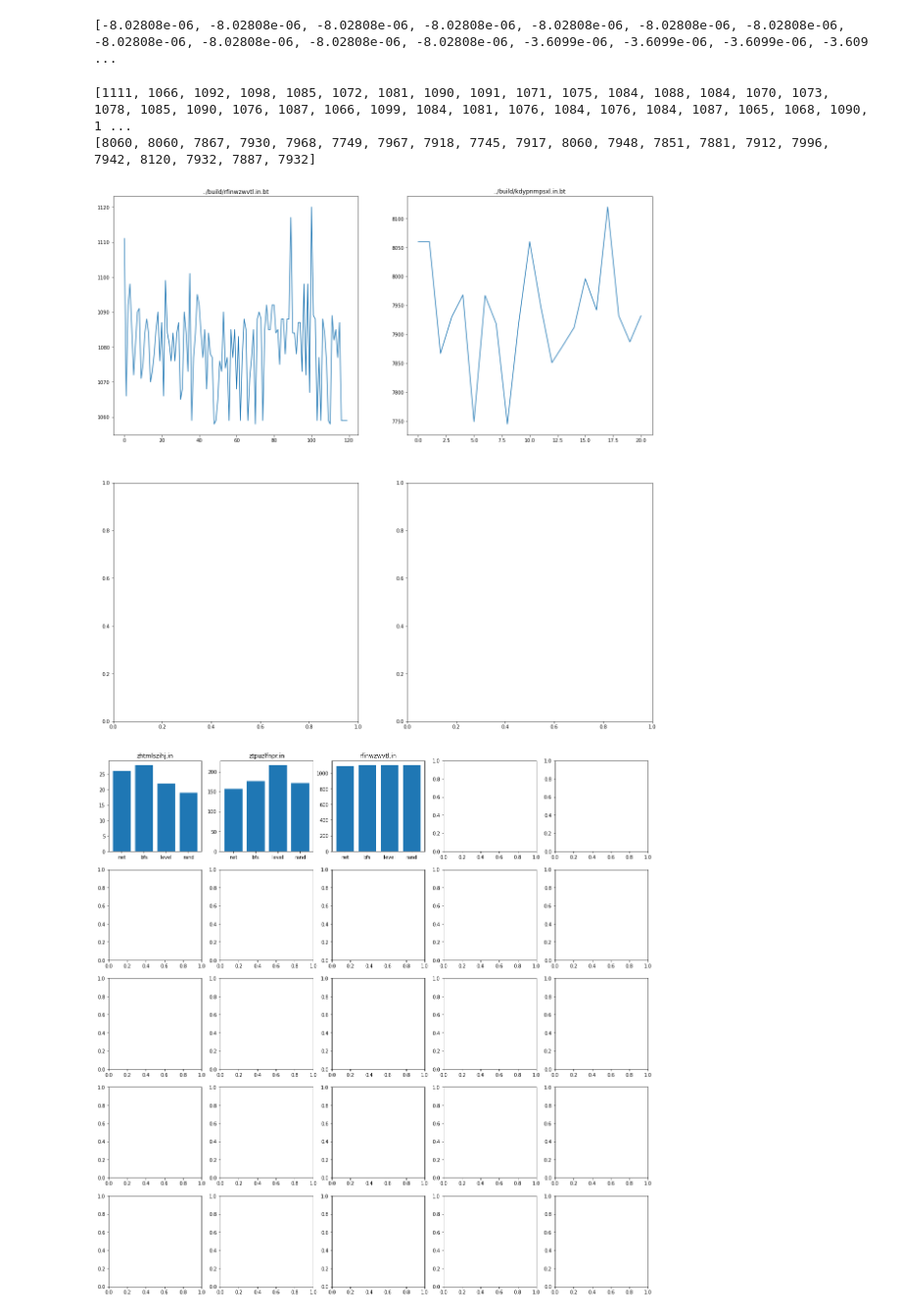
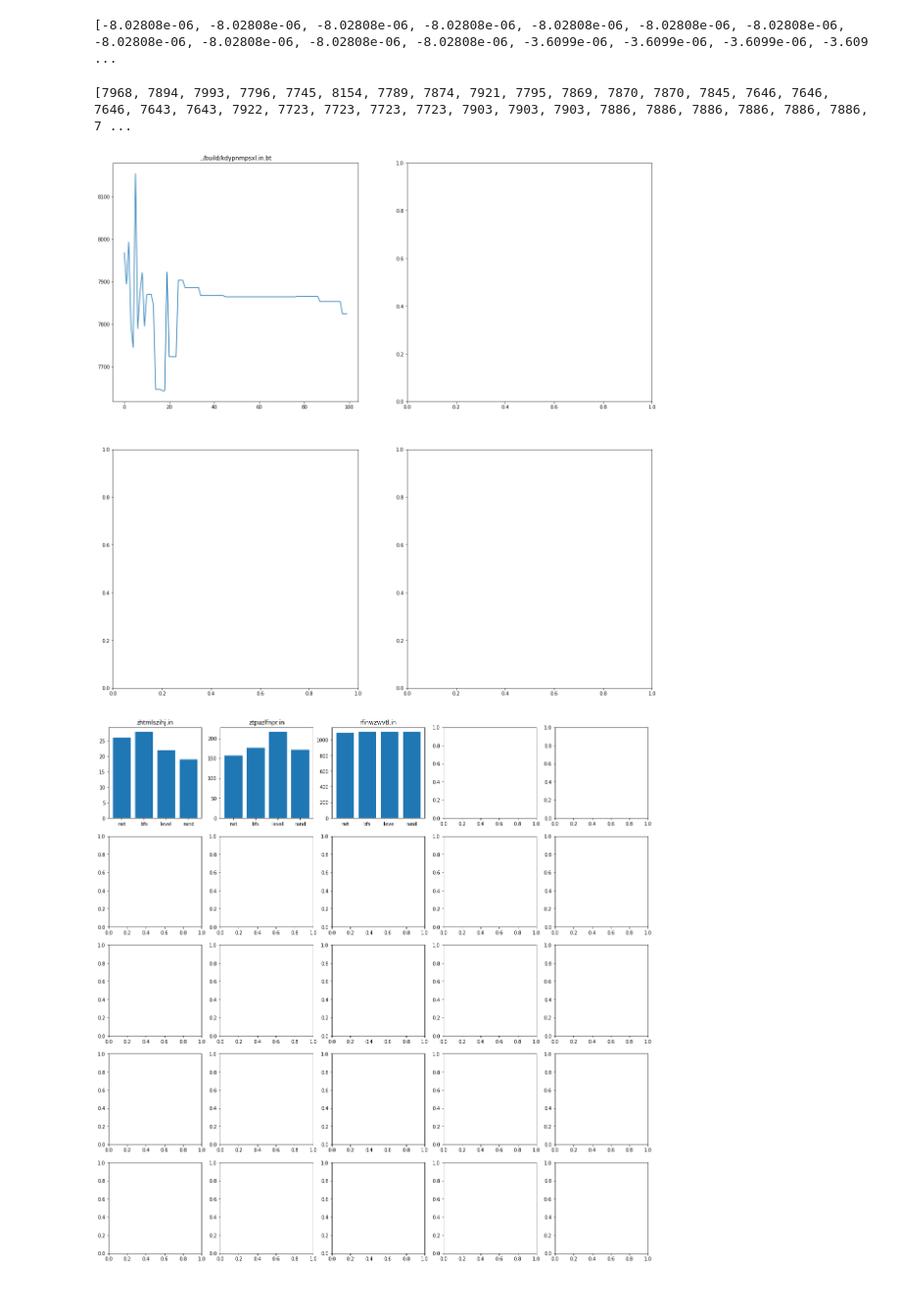
Before and after one commit to ianlienfa/BBGym-RL, a Jupyter notebook: src/eval.ipynb, the cells around one changed output. Shown at 98% size. Drawn from its saved outputs; the diff is of its cells as text; code cells hidden in the pictures.

```diff
--- a/src/eval.ipynb
+++ b/src/eval.ipynb
@@ -92,27 +92,26 @@ print(inf_rewards)
 # %%
 import numpy as np
 from matplotlib import pyplot as plt
-train_process_track = ["../build/rfinwzwvtl.in.bt", "../build/kdypnmpsxl.in.bt"]
+train_process_track = ["../build/kdypnmpsxl.in.bt"]
 
 def train_progress_tracker():
     size = 2
     fig, ax = plt.subplots(size, size, figsize=(20, 20))
     x, y, ct = 0, 0, 0
     for filename in train_process_track:
         net_node_searched = [int(x) for x in (open(filename).read().splitlines())]
         print(net_node_searched)
         ax[y][x].plot(net_node_searched)
         ax[y][x].set_title(filename)
         ct += 1
         x += 1
         if x >= size:
             x, y = 0, y+1
 
 train_progress_tracker()
 # %% [output]
-[1111, 1066, 1092, 1098, 1085, 1072, 1081, 1090, 1091, 1071, 1075, 1084, 1088, 1084, 1070, 1073, 1078, 1085, 1090, 1076, 1087, 1066, 1099, 1084, 1081, 1076, 1084, 1076, 1084, 1087, 1065, 1068, 1090, 1 ...
-[8060, 8060, 7867, 7930, 7968, 7749, 7967, 7918, 7745, 7917, 8060, 7948, 7851, 7881, 7912, 7996, 7942, 8120, 7932, 7887, 7932]
+[7968, 7894, 7993, 7796, 7745, 8154, 7789, 7874, 7921, 7795, 7869, 7870, 7870, 7845, 7646, 7646, 7646, 7643, 7643, 7922, 7723, 7723, 7723, 7723, 7903, 7903, 7903, 7886, 7886, 7886, 7886, 7886, 7886, 7 ...
-[figure, old version]
+[figure, new version]
 # %%
 import os
 def read_node_searched_file(filename):
```
Also changed, not shown: 5 other files.
